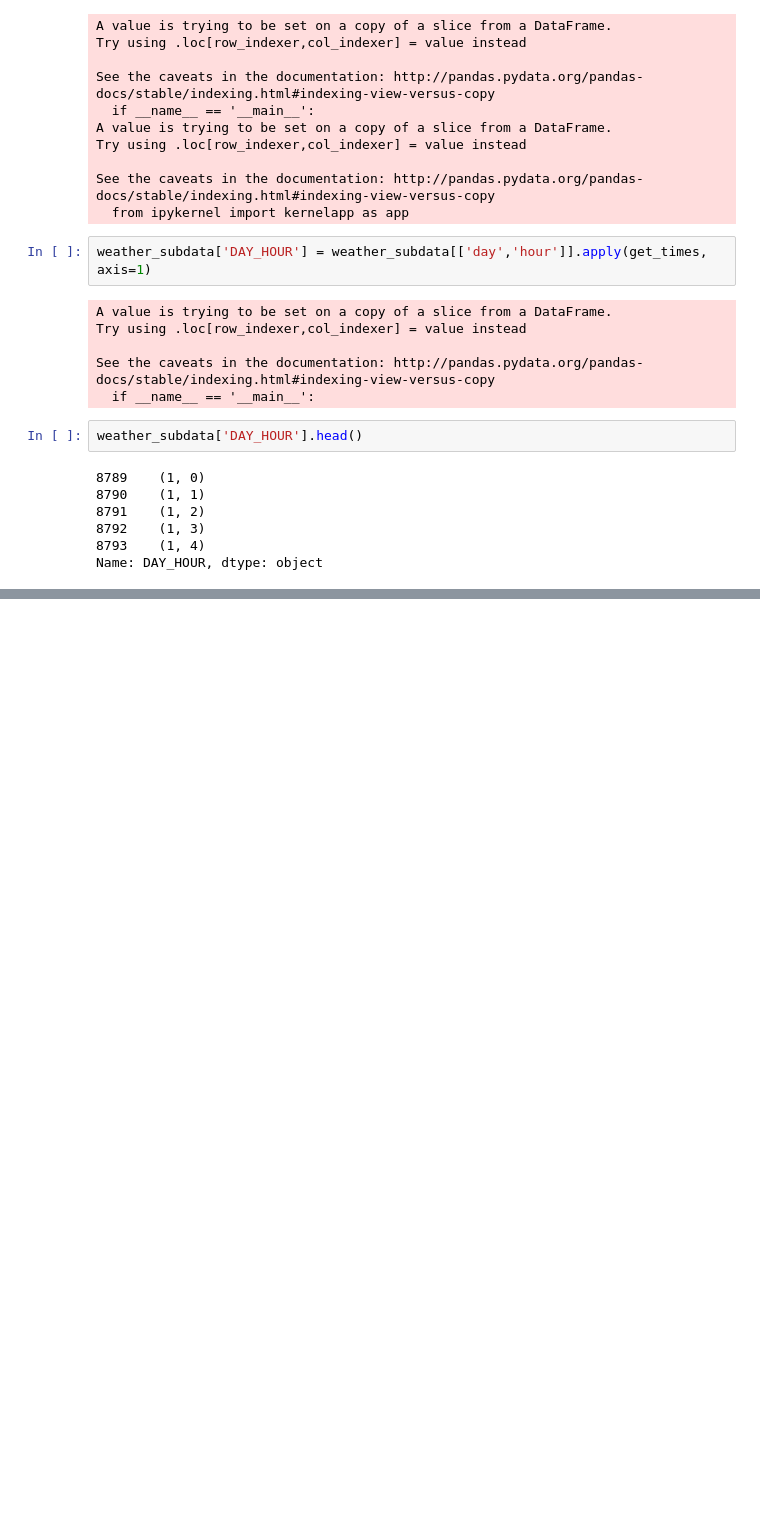
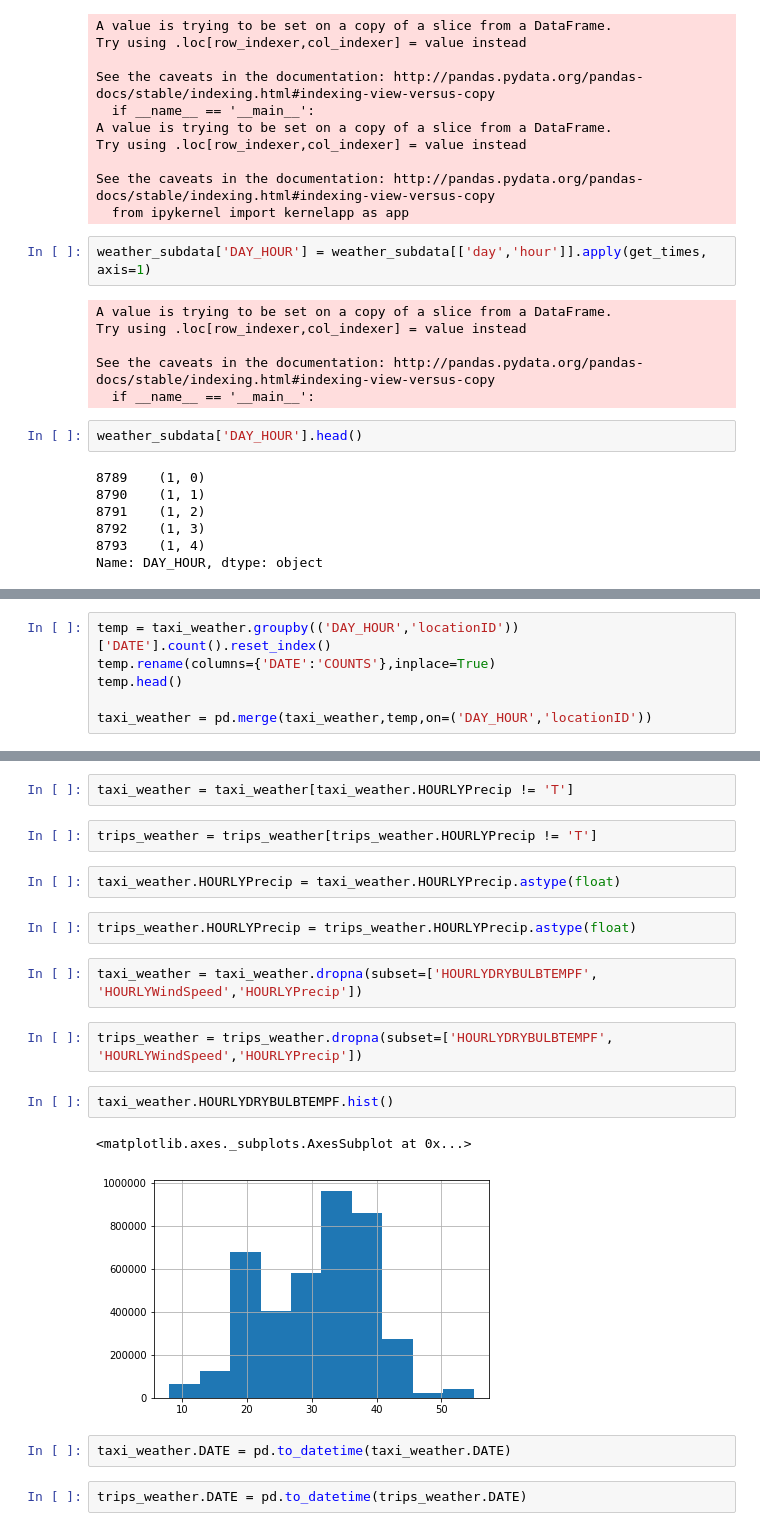
Before and after one commit to andrewnell/Taxi_Demand_NYC_ADS, a Jupyter notebook: group_project.ipynb, the cells around one changed output, grey strips where cells are left out. Drawn from its saved outputs; the diff is of its cells as text; blank space fills up the shorter version.

```diff
--- a/group_project.ipynb
+++ b/group_project.ipynb
@@ -203,0 +414,6 @@ NameError: name 'fhv_sub' is not defined
+# %%
+temp = taxi_weather.groupby(('DAY_HOUR','locationID'))['DATE'].count().reset_index()
+temp.rename(columns={'DATE':'COUNTS'},inplace=True)
+temp.head()
+
+taxi_weather = pd.merge(taxi_weather,temp,on=('DAY_HOUR','locationID'))
@@ -203,0 +426,21 @@ NameError: name 'fhv_sub' is not defined
+# %%
+taxi_weather = taxi_weather[taxi_weather.HOURLYPrecip != 'T']
+# %%
+trips_weather = trips_weather[trips_weather.HOURLYPrecip != 'T']
+# %%
+taxi_weather.HOURLYPrecip = taxi_weather.HOURLYPrecip.astype(float)
+# %%
+trips_weather.HOURLYPrecip = trips_weather.HOURLYPrecip.astype(float)
+# %%
+taxi_weather = taxi_weather.dropna(subset=['HOURLYDRYBULBTEMPF', 'HOURLYWindSpeed','HOURLYPrecip'])
+# %%
+trips_weather = trips_weather.dropna(subset=['HOURLYDRYBULBTEMPF', 'HOURLYWindSpeed','HOURLYPrecip'])
+# %%
+taxi_weather.HOURLYDRYBULBTEMPF.hist()
+# %% [output]
+<matplotlib.axes._subplots.AxesSubplot at 0x...>
+[figure, added]
+# %%
+taxi_weather.DATE = pd.to_datetime(taxi_weather.DATE)
+# %%
+trips_weather.DATE = pd.to_datetime(trips_weather.DATE)
```
Also changed, not shown: parts of 87 cells of this notebook.
